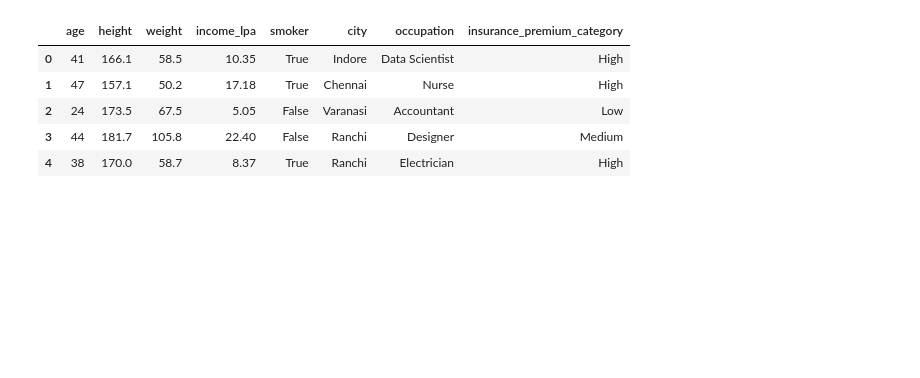
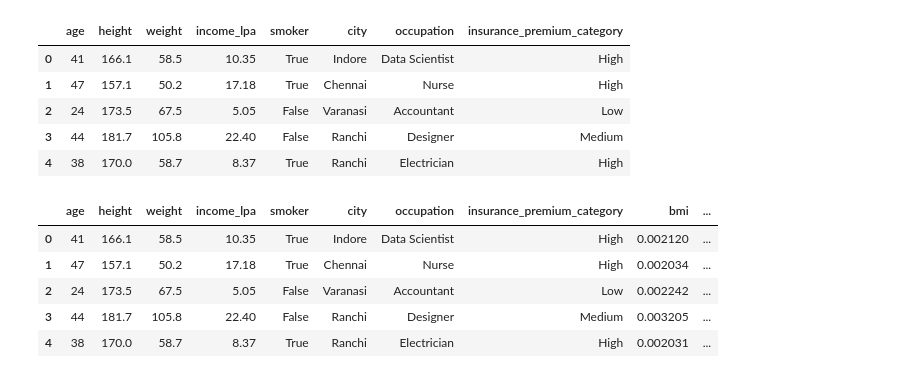
Before and after one commit to Naman-1934/Fast-API, a Jupyter notebook: FastAPI_ML_Project/ML_Module.ipynb, the cells around one changed output. Cells and saved outputs as stored; diff of their text form; code cells hidden in the pictures; blank space fills up the shorter version.

```diff
--- a/FastAPI_ML_Project/ML_Module.ipynb
+++ b/FastAPI_ML_Project/ML_Module.ipynb
@@ -17,3 +17,30 @@ df.head()
 | 2 | 24 | 173.5 | 67.5 | 5.05 | False | Varanasi | Accountant | Low |
 | 3 | 44 | 181.7 | 105.8 | 22.40 | False | Ranchi | Designer | Medium |
 | 4 | 38 | 170.0 | 58.7 | 8.37 | True | Ranchi | Electrician | High |
+# %%
+# Create a copy of that dataset
+
+df_feat = df.copy()
+# %%
+##### Feature - 1: BMI
+df_feat['bmi'] = df_feat['weight'] / (df_feat['height'] ** 2)
+# %%
+##### Feature - 2: Age Group
+def age_group(age):
+    if age < 25:
+        return "Young"
+    elif age < 45:
+        return "adult"
+    elif age < 60:
+        return "middle-aged"
+    return "senior"
+# %%
+df_feat['age_group'] = df_feat["age"].apply(age_group)
+df_feat.head()
+# %% [output]
+|  | age | height | weight | income_lpa | smoker | city | occupation | insurance_premium_category | bmi | ... |
+| 0 | 41 | 166.1 | 58.5 | 10.35 | True | Indore | Data Scientist | High | 0.002120 | ... |
+| 1 | 47 | 157.1 | 50.2 | 17.18 | True | Chennai | Nurse | High | 0.002034 | ... |
+| 2 | 24 | 173.5 | 67.5 | 5.05 | False | Varanasi | Accountant | Low | 0.002242 | ... |
+| 3 | 44 | 181.7 | 105.8 | 22.40 | False | Ranchi | Designer | Medium | 0.003205 | ... |
+| 4 | 38 | 170.0 | 58.7 | 8.37 | True | Ranchi | Electrician | High | 0.002031 | ... |
```
Also changed, not shown: parts of 13 cells of this notebook, 1 other file.
